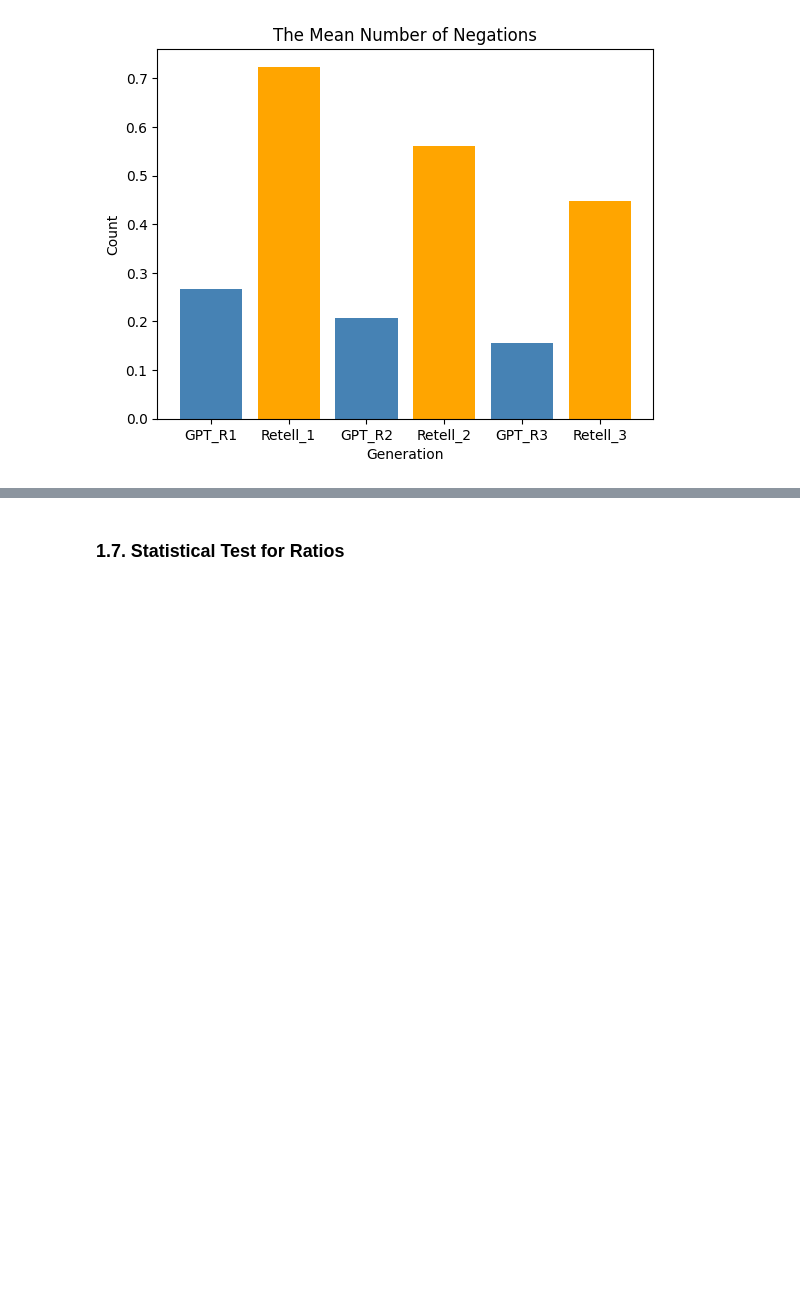
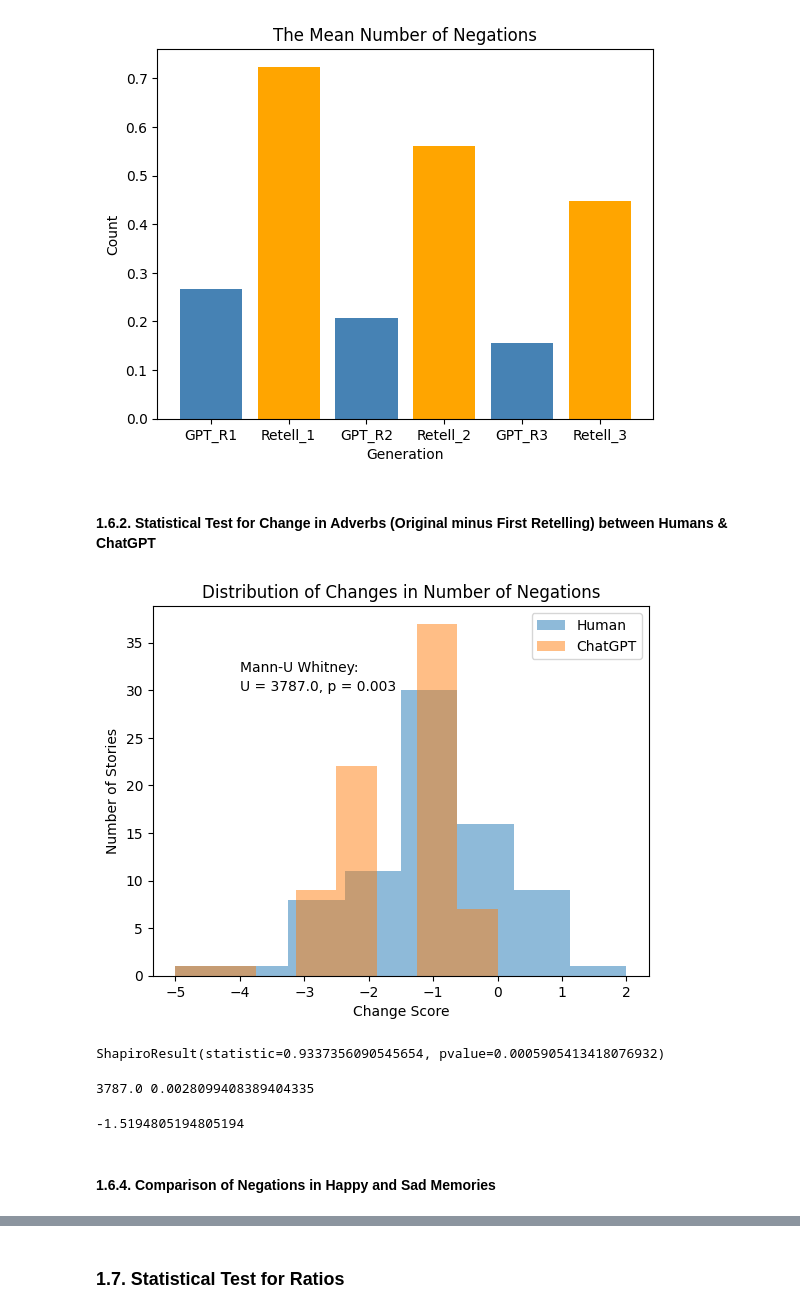
Before and after one commit to egeotenen/GPT-Retelling, a Jupyter notebook: Investigation_of_Only_Negations_Context_of_Negations.ipynb, the cells around one changed output, grey strips where cells are left out. Cells and saved outputs as stored; diff of their text form; code cells hidden in the pictures; blank space fills up the shorter version.

Commit message:
adding negation analysis

```diff
--- a/Investigation_of_Only_Negations_Context_of_Negations.ipynb
+++ b/Investigation_of_Only_Negations_Context_of_Negations.ipynb
@@ -334,3 +335,49 @@ plt.ylabel('Count')
 # %% [output]
 Text(0, 0.5, 'Count')
 [figure]
+# %% [markdown]
+#### 1.6.2. Statistical Test for Change in Adverbs (Original minus First Retelling) between Humans & ChatGPT
+# %%
+# Include stories with negations only
+df_nozero = df[df.tokenized_STORY_tag_adv!= 0]
+
+# Create change score variables by subtracting the number of negations from the number of retell-1's negations
+df1 =  (df_nozero.tokenized_Retell_1_tag_adv)-(df_nozero.tokenized_STORY_tag_adv) # Human
+df2 = (df_nozero.tokenized_GPT_R1_tag_adv)-(df_nozero.tokenized_STORY_tag_adv)    # ChatGPT
+# %%
+# Observe the Distributions
+plt.hist(df1, bins=8,alpha=0.5, label = 'Human')
+plt.hist(df2, bins=8, alpha = 0.5, label= 'ChatGPT')
+plt.title( 'Distribution of Changes in Number of Negations')
+plt.ylabel('Number of Stories')
+plt.xlabel('Change Score')
+plt.legend()
+U1, p = mannwhitneyu(df1, df2, method="exact")
+p = round(p,3)
+plt.text(-4, 30, f'U = {U1}, p = {p}')
+plt.text(-4, 32, 'Mann-U Whitney:')
+
+plt.show()
+# %% [output]
+[figure, added]
+# %%
+# Test for normality
+
+# conduct the  Shapiro-Wilk Test
+shapiro(df2)
+shapiro(df1)
+# %% [output]
+ShapiroResult(statistic=0.9337356090545654, pvalue=0.0005905413418076932)
+# %%
+# Test for these non-parametric test
+
+from scipy.stats import mannwhitneyu
+U1, p = mannwhitneyu(df1, df2, method="exact")
+print(U1,p)
+df1.mean()
+df2.mean()
+# %% [output]
+3787.0 0.0028099408389404335
+-1.5194805194805194
+# %% [markdown]
+#### 1.6.4. Comparison of Negations in Happy and Sad Memories
```
Also changed, not shown: parts of 14 cells of this notebook, 3 other files.
